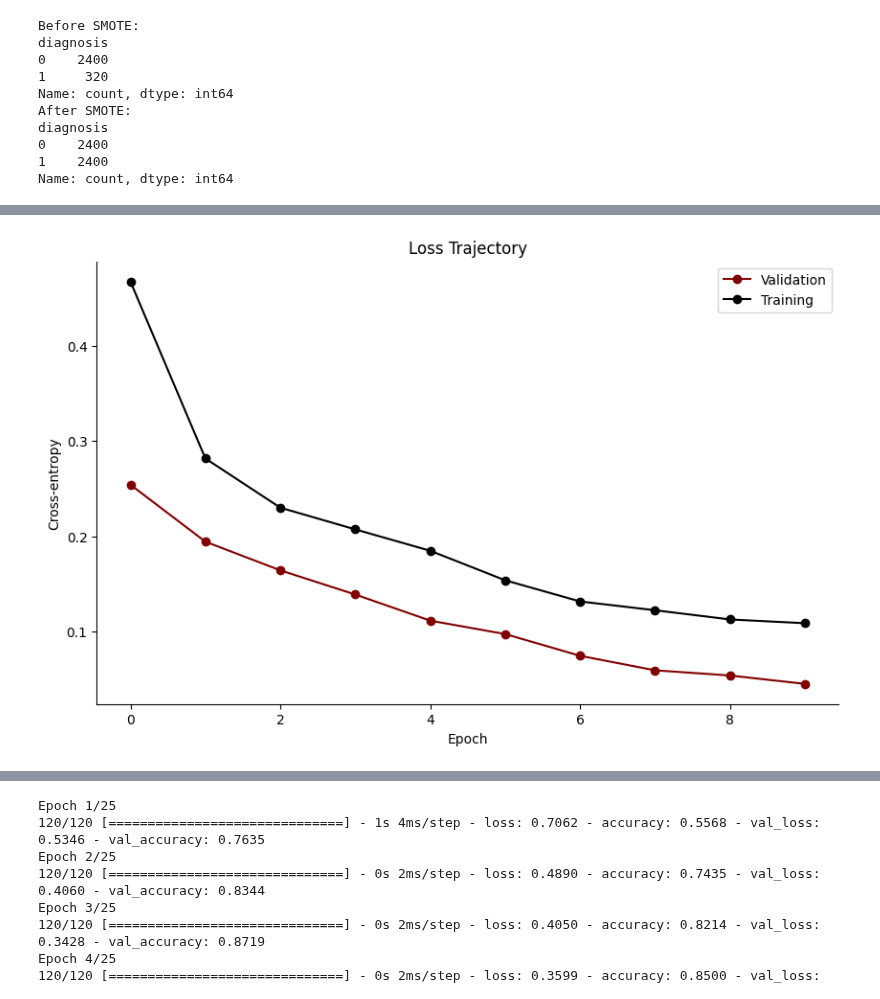
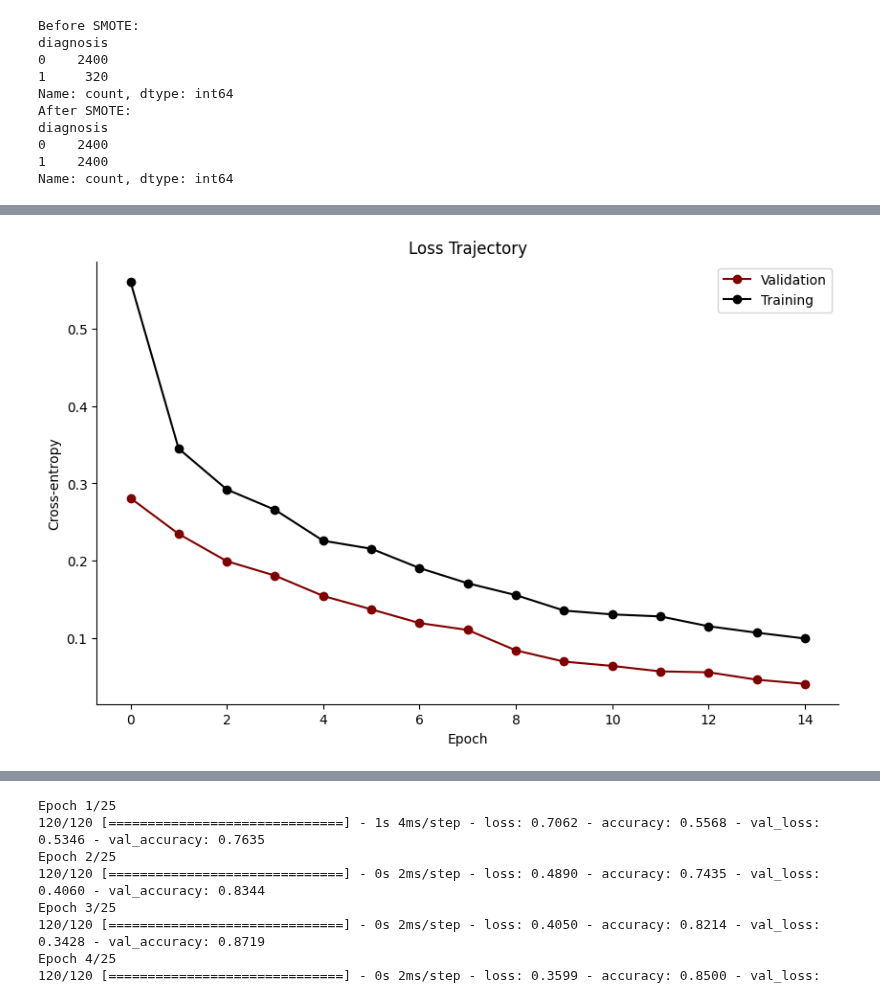
Before and after one commit to maryellenmarino/Cognitive_ModelingS24, a Jupyter notebook: finalProject/nhanes.ipynb, the cells around one changed output, grey strips where cells are left out. Cells and saved outputs as stored; diff of their text form; code cells hidden in the pictures.

```diff
--- a/finalProject/nhanes.ipynb
+++ b/finalProject/nhanes.ipynb
@@ -340,13 +350,13 @@ Name: count, dtype: int64
 def build_smote_model(input_shape):
     model = keras.Sequential([
         keras.layers.Dense(128, activation='relu', input_shape=[input_shape]),
-        keras.layers.Dropout(0.4),
-        keras.layers.Dense(128, activation='relu'),
-        keras.layers.Dropout(0.4),
+        keras.layers.Dropout(0.5),
         keras.layers.Dense(64, activation='relu'),
-        keras.layers.Dropout(0.4),
+        keras.layers.Dropout(0.5),
         keras.layers.Dense(64, activation='relu'),
-        keras.layers.Dropout(0.4),
+        keras.layers.Dropout(0.5),
+        keras.layers.Dense(64, activation='relu'),
+        keras.layers.Dropout(0.5),
         keras.layers.Dense(1, activation='sigmoid')
     ])
     model.compile(optimizer='adam', loss='binary_crossentropy', metrics=['accuracy'])
@@ -356,5 +366,5 @@ def build_smote_model(input_shape):
 smote_model = build_smote_model(input_shape)
 
 # Fit the model
-smote_model_fit = smote_model.fit(X_train_resampled, y_train_resampled, epochs=10, validation_data=(X_val, y_val))
+smote_model_fit = smote_model.fit(X_train_resampled, y_train_resampled, epochs=15, validation_data=(X_val, y_val))
 # %% [output]
@@ -388,14 +395,14 @@ Accuracy: 0.9397944211959839
 # %%
 fig, ax = plt.subplots(1, 1, figsize=(10, 6))
-ax.plot(range(10), smote_model_fit.history['val_loss'], 'o-', color='maroon', label='Validation')
-ax.plot(range(10), smote_model_fit.history['loss'], 'o-', color='black', label='Training')
+ax.plot(range(15), smote_model_fit.history['val_loss'], 'o-', color='maroon', label='Validation')
+ax.plot(range(15), smote_model_fit.history['loss'], 'o-', color='black', label='Training')
 ax.set_xlabel('Epoch')
 ax.set_ylabel('Cross-entropy')
 ax.legend()
 ax.set_title('Loss Trajectory')
 sns.despine(ax=ax)
 # %% [output]
-[figure, old version]
+[figure, new version]
 # %%
 # Predict classes using the test set
 y_pred = smote_model.predict(X_test_transformed)
```
Also changed, not shown: parts of 14 cells of this notebook.
